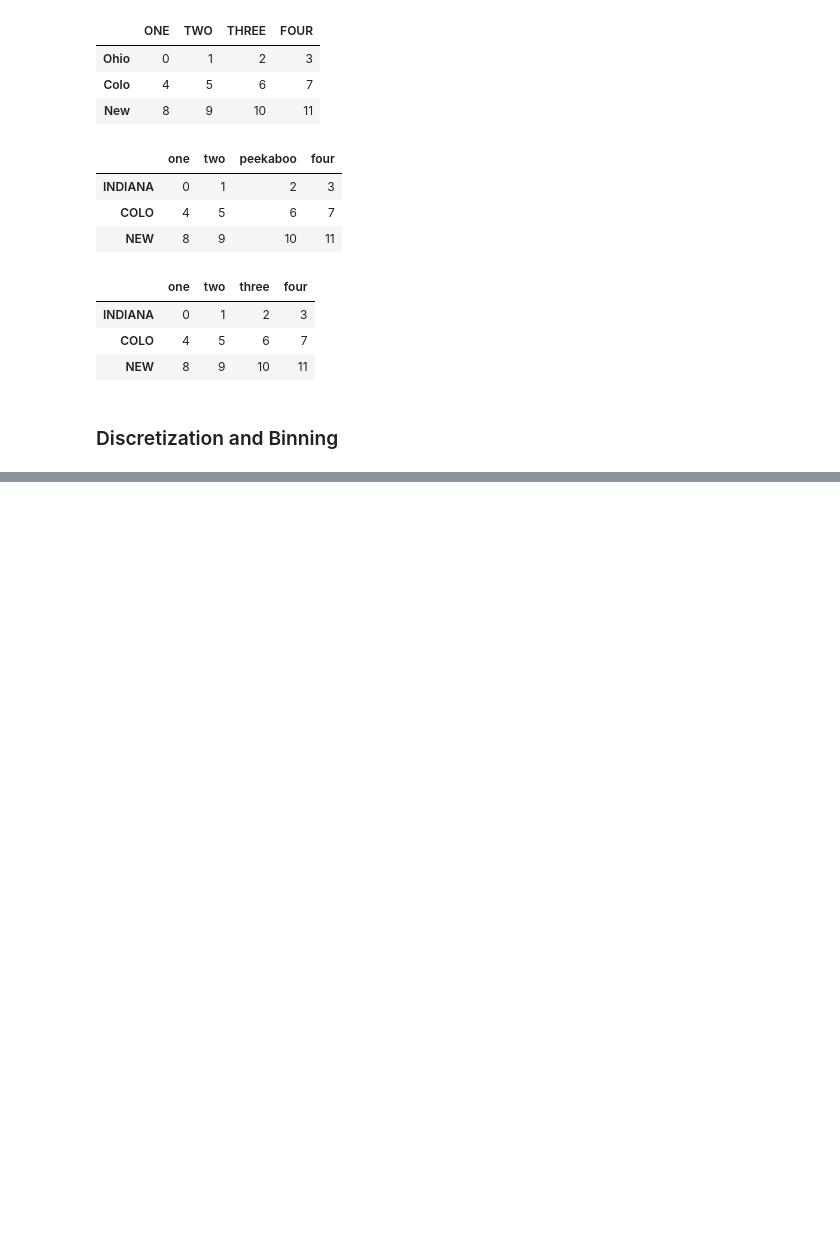
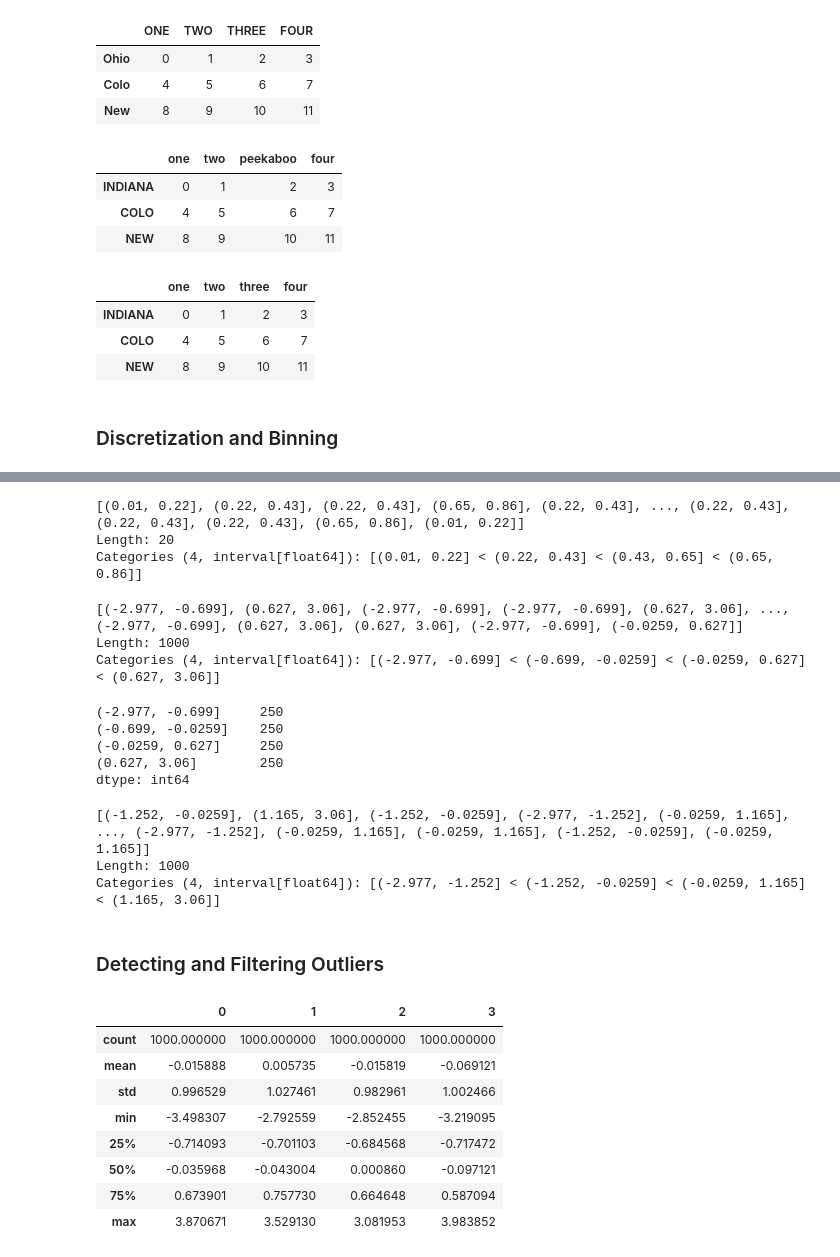
Before and after one commit to TomLafferty/2dot1-WesWrangling, a Jupyter notebook: Chapter7WorkAlong.ipynb, the cells around one changed output, grey strips where cells are left out. Cells and saved outputs as stored; diff of their text form; code cells hidden in the pictures; blank space fills up the shorter version.

```diff
--- a/Chapter7WorkAlong.ipynb
+++ b/Chapter7WorkAlong.ipynb
@@ -416,0 +458,44 @@ data
+# %%
+data = np.random.rand(20)
+pd.cut(data, 4, precision=2)
+# %% [output]
+[(0.01, 0.22], (0.22, 0.43], (0.22, 0.43], (0.65, 0.86], (0.22, 0.43], ..., (0.22, 0.43], (0.22, 0.43], (0.22, 0.43], (0.65, 0.86], (0.01, 0.22]]
+Length: 20
+Categories (4, interval[float64]): [(0.01, 0.22] < (0.22, 0.43] < (0.43, 0.65] < (0.65, 0.86]]
+# %%
+data = np.random.randn(1000)  # Normally distributed
+cats = pd.qcut(data, 4)  # Cut into quartiles
+cats
+# %% [output]
+[(-2.977, -0.699], (0.627, 3.06], (-2.977, -0.699], (-2.977, -0.699], (0.627, 3.06], ..., (-2.977, -0.699], (0.627, 3.06], (0.627, 3.06], (-2.977, -0.699], (-0.0259, 0.627]]
+Length: 1000
+Categories (4, interval[float64]): [(-2.977, -0.699] < (-0.699, -0.0259] < (-0.0259, 0.627] < (0.627, 3.06]]
+# %%
+pd.value_counts(cats)
+# %% [output]
+(-2.977, -0.699]     250
+(-0.699, -0.0259]    250
+(-0.0259, 0.627]     250
+(0.627, 3.06]        250
+dtype: int64
+# %%
+pd.qcut(data, [0, 0.1, 0.5, 0.9, 1.])
+# %% [output]
+[(-1.252, -0.0259], (1.165, 3.06], (-1.252, -0.0259], (-2.977, -1.252], (-0.0259, 1.165], ..., (-2.977, -1.252], (-0.0259, 1.165], (-0.0259, 1.165], (-1.252, -0.0259], (-0.0259, 1.165]]
+Length: 1000
+Categories (4, interval[float64]): [(-2.977, -1.252] < (-1.252, -0.0259] < (-0.0259, 1.165] < (1.165, 3.06]]
+# %% [markdown]
+### Detecting and Filtering Outliers
+# %%
+data = pd.DataFrame(np.random.randn(1000, 4))
+data.describe()
+# %% [output]
+|  | 0 | 1 | 2 | 3 |
+| count | 1000.000000 | 1000.000000 | 1000.000000 | 1000.000000 |
+| mean | -0.015888 | 0.005735 | -0.015819 | -0.069121 |
+| std | 0.996529 | 1.027461 | 0.982961 | 1.002466 |
+| min | -3.498307 | -2.792559 | -2.852455 | -3.219095 |
+| 25% | -0.714093 | -0.701103 | -0.684568 | -0.717472 |
+| 50% | -0.035968 | -0.043004 | 0.000860 | -0.097121 |
+| 75% | 0.673901 | 0.757730 | 0.664648 | 0.587094 |
+| max | 3.870671 | 3.529130 | 3.081953 | 3.983852 |
```
Also changed, not shown: parts of 75 cells of this notebook.
